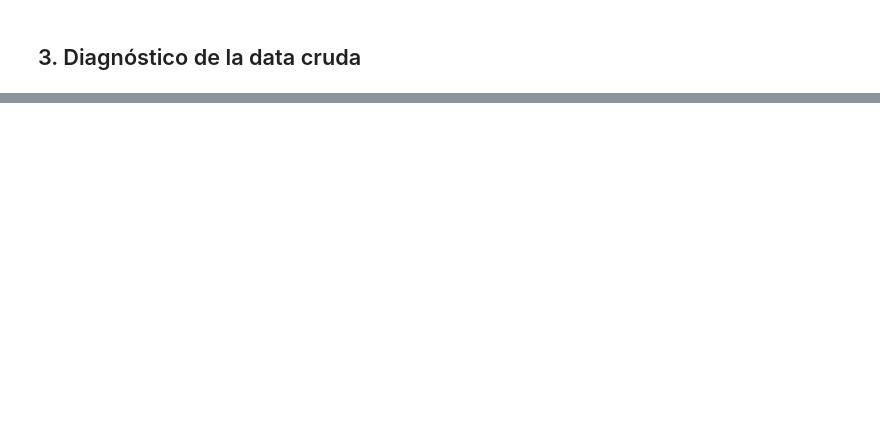
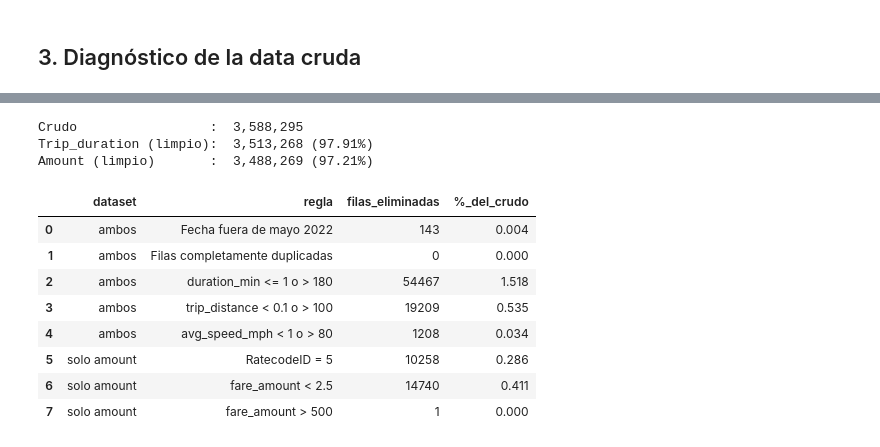
Before and after one commit to frankfloresg-primeUNI/AnyoneAI_Proyect, a Jupyter notebook: notebooks/01_limpieza_preprocesamiento.ipynb, the cells around one changed output, grey strips where cells are left out. Drawn from its saved outputs; the diff is of its cells as text; code cells hidden in the pictures; blank space fills up the shorter version.

```diff
--- a/notebooks/01_limpieza_preprocesamiento.ipynb
+++ b/notebooks/01_limpieza_preprocesamiento.ipynb
@@ -305,18 +131,0 @@ Se calcula el percentil 99.9 de distancia, duración y tarifa **en train** y se
-# %%
-topes = splits["train"][COLS_TOPE].quantile(CUANTIL_TOPE)
-print(f"Topes (p{CUANTIL_TOPE * 100:g} de train):")
-print(topes.round(2).to_string())
-
-log_topes = []
-for nombre in splits:
-    d = splits[nombre]
-    mantener = (d[COLS_TOPE] <= topes).all(axis=1)
-    log_topes.append({
-        "etapa": f"tope p{CUANTIL_TOPE * 100:g} (train)",
-        "regla": f"{nombre}: supera algún tope",
-        "filas_eliminadas": int((~mantener).sum()),
-        "%_del_total": (~mantener).sum() / n_raw * 100,
-    })
-    splits[nombre] = d[mantener]
-
-pd.DataFrame(log_topes)
@@ -454,0 +197,57 @@ y_dur  = train["trip_duration_min"]    # minutos
+# %%
+def evaluar_reglas(reglas: dict, conservar_inicial: pd.Series, dataset: str):
+    """Aplica reglas en orden. Devuelve (máscara de filas que se conservan, log, índices eliminados por regla)."""
+    conservar = conservar_inicial.copy()
+    log, eliminados = [], {}
+    for nombre, eliminar in reglas.items():
+        nuevos = eliminar & conservar
+        eliminados[nombre] = nuevos[nuevos].index
+        log.append({"dataset": dataset, "regla": nombre, "filas_eliminadas": int(nuevos.sum())})
+        conservar &= ~eliminar
+    log = pd.DataFrame(log)
+    log["%_del_crudo"] = log["filas_eliminadas"] / N_CRUDO * 100
+    return conservar, log, eliminados
+
+
+t = df["trip_duration_min"]
+d = df["trip_distance"]
+v = df["avg_speed_mph"]
+f = df["fare_amount"]
+
+reglas_comunes = {
+    "Fecha fuera de mayo 2022": ~df["tpep_pickup_datetime"].between(INICIO_MES, FIN_MES, inclusive="left"),
+    "Filas completamente duplicadas": df[COLUMNAS_ORIGINALES].duplicated(),
+    f"duration_min <= {DURACION_MIN} o > {DURACION_MAX}": ~((t > DURACION_MIN) & (t <= DURACION_MAX)),
+    f"trip_distance < {DISTANCIA_MIN} o > {DISTANCIA_MAX}": ~((d >= DISTANCIA_MIN) & (d <= DISTANCIA_MAX)),
+    f"avg_speed_mph < {VELOCIDAD_MIN} o > {VELOCIDAD_MAX}": ~((v >= VELOCIDAD_MIN) & (v <= VELOCIDAD_MAX)),
+}
+reglas_solo_amount = {
+    f"RatecodeID = {RATECODE_EXCLUIDO_AMOUNT}": df["RatecodeID"] == RATECODE_EXCLUIDO_AMOUNT,
+    f"fare_amount < {TARIFA_MIN}": ~(f >= TARIFA_MIN),
+    f"fare_amount > {TARIFA_MAX}": ~(f <= TARIFA_MAX),
+}
+
+todo = pd.Series(True, index=df.index)
+mask_duration, log_comun, elim_comun = evaluar_reglas(reglas_comunes, todo, "ambos")
+mask_amount, log_amount, elim_amount = evaluar_reglas(reglas_solo_amount, mask_duration, "solo amount")
+
+log_limpieza = pd.concat([log_comun, log_amount], ignore_index=True)
+del t, d, v, f, todo
+
+print(f"Crudo                 : {N_CRUDO:>10,}")
+print(f"Trip_duration (limpio): {mask_duration.sum():>10,} ({mask_duration.mean() * 100:.2f}%)")
+print(f"Amount (limpio)       : {mask_amount.sum():>10,} ({mask_amount.mean() * 100:.2f}%)")
+log_limpieza
+# %% [output]
+Crudo                 :  3,588,295
+Trip_duration (limpio):  3,513,268 (97.91%)
+Amount (limpio)       :  3,488,269 (97.21%)
+|  | dataset | regla | filas_eliminadas | %_del_crudo |
+| 0 | ambos | Fecha fuera de mayo 2022 | 143 | 0.004 |
+| 1 | ambos | Filas completamente duplicadas | 0 | 0.000 |
+| 2 | ambos | duration_min <= 1 o > 180 | 54467 | 1.518 |
+| 3 | ambos | trip_distance < 0.1 o > 100 | 19209 | 0.535 |
+| 4 | ambos | avg_speed_mph < 1 o > 80 | 1208 | 0.034 |
+| 5 | solo amount | RatecodeID = 5 | 10258 | 0.286 |
+| 6 | solo amount | fare_amount < 2.5 | 14740 | 0.411 |
+| 7 | solo amount | fare_amount > 500 | 1 | 0.000 |
```
Also changed, not shown: parts of 43 cells of this notebook, 12 other files.
